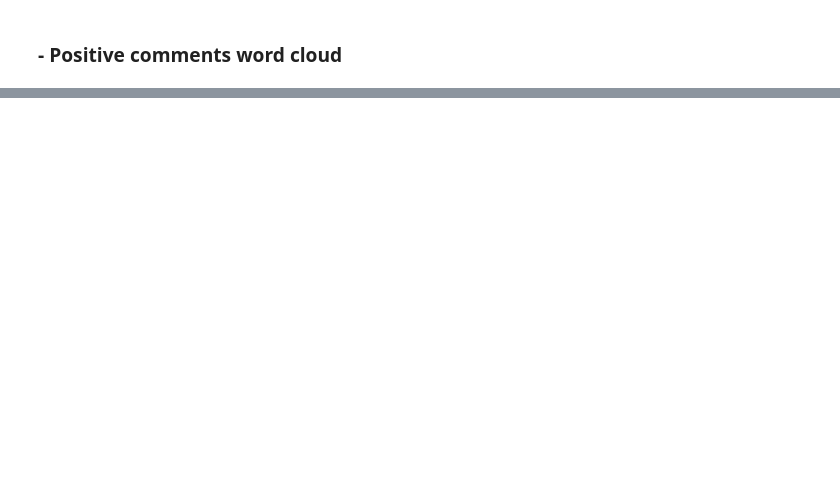
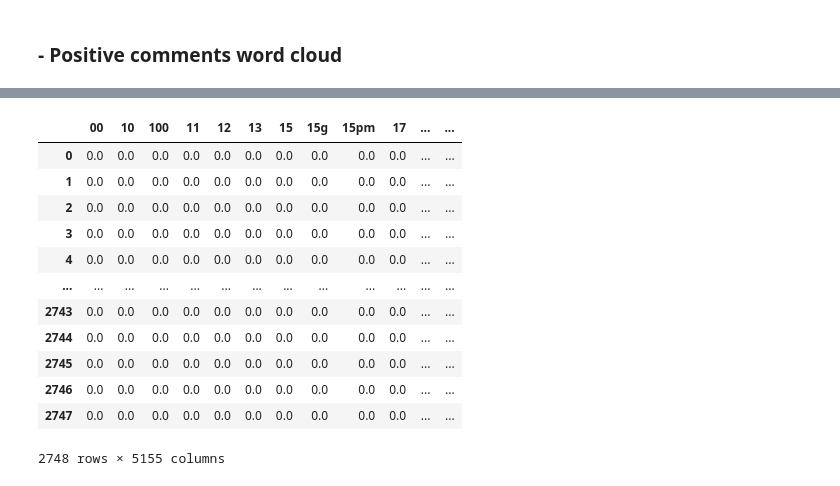
Before and after one commit to antinghsieh555/DM2022-Lab1-Homework, a Jupyter notebook: DM2022-Lab1-Homework_Part3Part4.ipynb, the cells around one changed output, grey strips where cells are left out. Saved outputs shown, nothing was run; the diff lists cells and outputs as text; code cells hidden in the pictures; blank space fills up the shorter version.

```diff
--- a/DM2022-Lab1-Homework_Part3Part4.ipynb
+++ b/DM2022-Lab1-Homework_Part3Part4.ipynb
@@ -284,0 +285,4 @@ plt.show()
+# %%
+# Get data
+comment = df.text
+comment
@@ -284,0 +302,19 @@ plt.show()
+# %%
+vectorizer = TfidfVectorizer(smooth_idf=True)
+tfidf = vectorizer.fit_transform(comment)
+result = pd.DataFrame(tfidf.toarray(), columns=vectorizer.get_feature_names())
+result
+# %% [output]
+|  | 00 | 10 | 100 | 11 | 12 | 13 | 15 | 15g | 15pm | 17 | ... | ... |
+| 0 | 0.0 | 0.0 | 0.0 | 0.0 | 0.0 | 0.0 | 0.0 | 0.0 | 0.0 | 0.0 | ... | ... |
+| 1 | 0.0 | 0.0 | 0.0 | 0.0 | 0.0 | 0.0 | 0.0 | 0.0 | 0.0 | 0.0 | ... | ... |
+| 2 | 0.0 | 0.0 | 0.0 | 0.0 | 0.0 | 0.0 | 0.0 | 0.0 | 0.0 | 0.0 | ... | ... |
+| 3 | 0.0 | 0.0 | 0.0 | 0.0 | 0.0 | 0.0 | 0.0 | 0.0 | 0.0 | 0.0 | ... | ... |
+| 4 | 0.0 | 0.0 | 0.0 | 0.0 | 0.0 | 0.0 | 0.0 | 0.0 | 0.0 | 0.0 | ... | ... |
+| ... | ... | ... | ... | ... | ... | ... | ... | ... | ... | ... | ... | ... |
+| 2743 | 0.0 | 0.0 | 0.0 | 0.0 | 0.0 | 0.0 | 0.0 | 0.0 | 0.0 | 0.0 | ... | ... |
+| 2744 | 0.0 | 0.0 | 0.0 | 0.0 | 0.0 | 0.0 | 0.0 | 0.0 | 0.0 | 0.0 | ... | ... |
+| 2745 | 0.0 | 0.0 | 0.0 | 0.0 | 0.0 | 0.0 | 0.0 | 0.0 | 0.0 | 0.0 | ... | ... |
+| 2746 | 0.0 | 0.0 | 0.0 | 0.0 | 0.0 | 0.0 | 0.0 | 0.0 | 0.0 | 0.0 | ... | ... |
+| 2747 | 0.0 | 0.0 | 0.0 | 0.0 | 0.0 | 0.0 | 0.0 | 0.0 | 0.0 | 0.0 | ... | ... |
+2748 rows × 5155 columns
```
Also changed, not shown: parts of 13 cells of this notebook.
